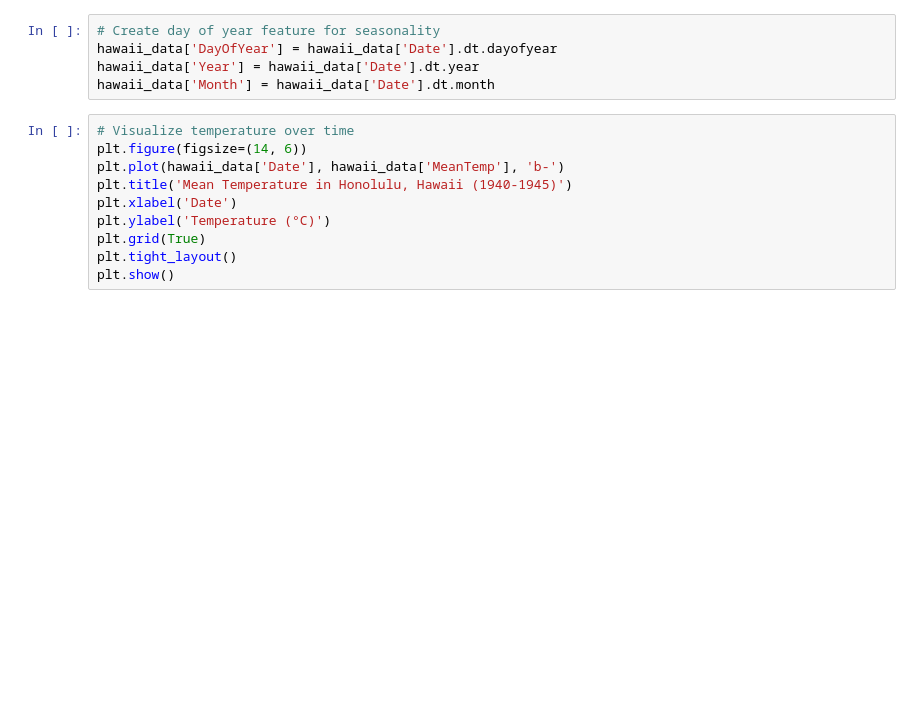
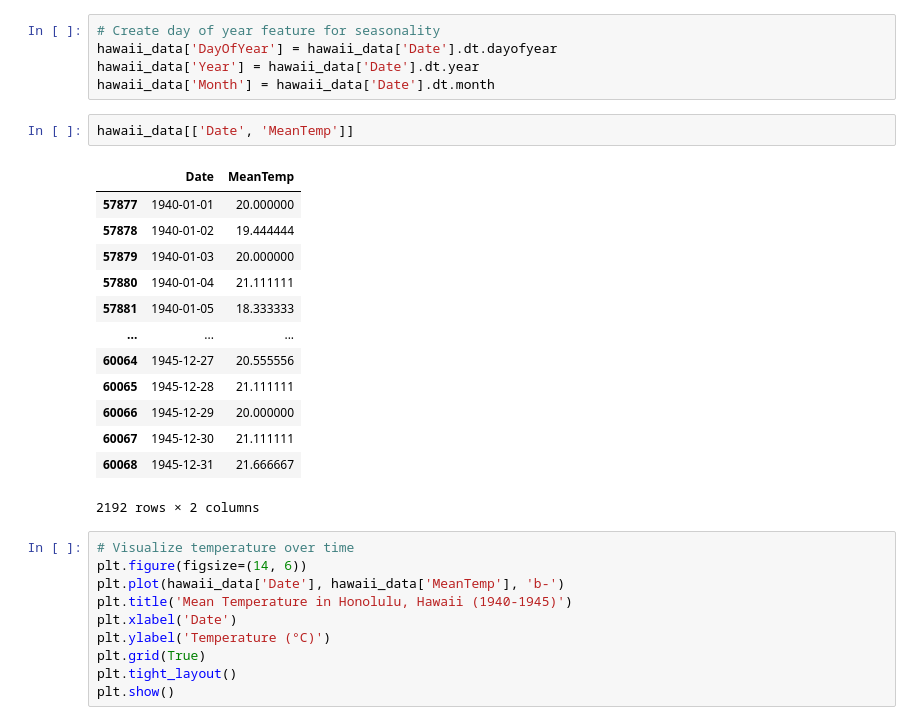
Before and after one commit to imadbenmadi/ITDS-practise-project, a Jupyter notebook: notebook.ipynb, the cells around one changed output. Cells and saved outputs as stored; diff of their text form; blank space fills up the shorter version.

```diff
--- a/notebook.ipynb
+++ b/notebook.ipynb
@@ -911,6 +1122,22 @@ dtype: int64
 hawaii_data['DayOfYear'] = hawaii_data['Date'].dt.dayofyear
 hawaii_data['Year'] = hawaii_data['Date'].dt.year
 hawaii_data['Month'] = hawaii_data['Date'].dt.month
+# %%
+hawaii_data[['Date', 'MeanTemp']]
+# %% [output]
+|  | Date | MeanTemp |
+| 57877 | 1940-01-01 | 20.000000 |
+| 57878 | 1940-01-02 | 19.444444 |
+| 57879 | 1940-01-03 | 20.000000 |
+| 57880 | 1940-01-04 | 21.111111 |
+| 57881 | 1940-01-05 | 18.333333 |
+| ... | ... | ... |
+| 60064 | 1945-12-27 | 20.555556 |
+| 60065 | 1945-12-28 | 21.111111 |
+| 60066 | 1945-12-29 | 20.000000 |
+| 60067 | 1945-12-30 | 21.111111 |
+| 60068 | 1945-12-31 | 21.666667 |
+2192 rows × 2 columns
 # %%
 # Visualize temperature over time
 plt.figure(figsize=(14, 6))
```
Also changed, not shown: parts of 29 cells of this notebook.
